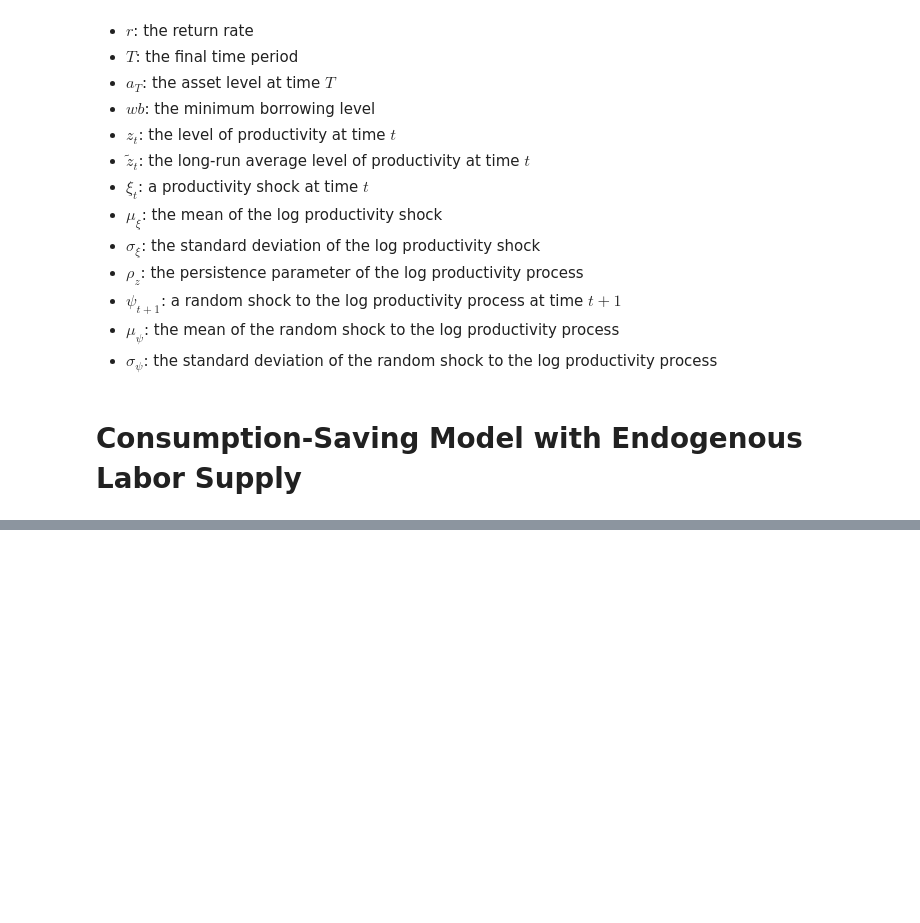
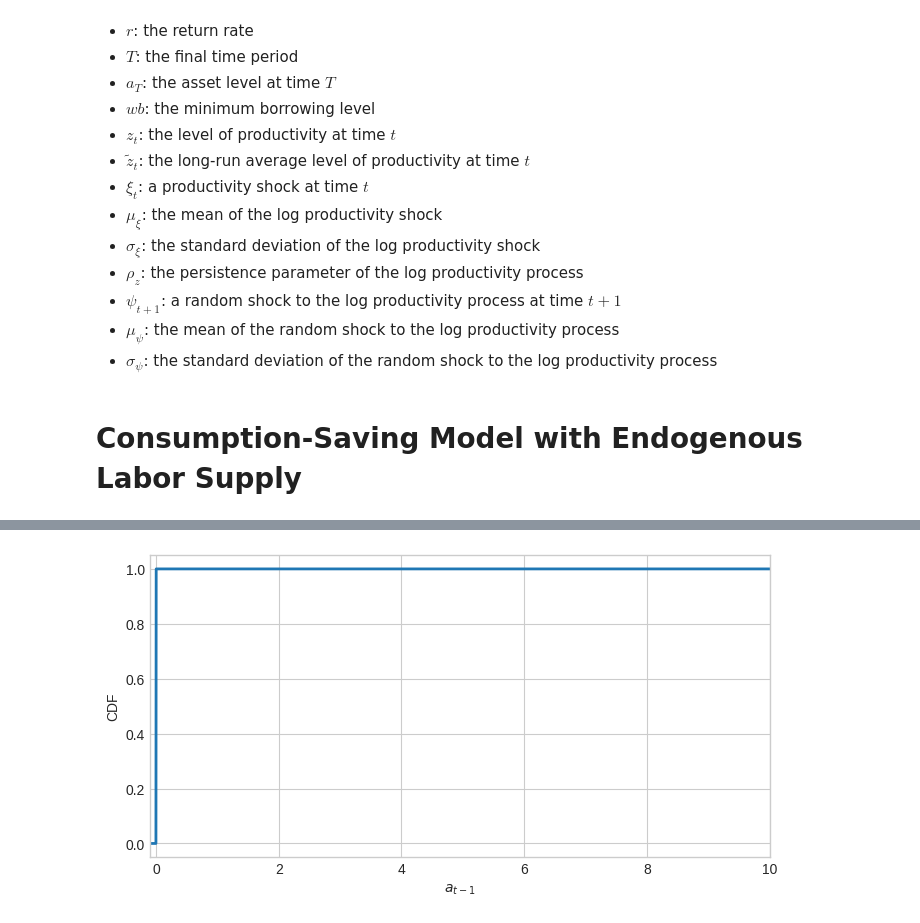
Before and after one commit to Bernseng/Dynamic-Programming-Project, a Jupyter notebook: consavlabor/ConSavModel.ipynb, the cells around one changed output, grey strips where cells are left out. Saved outputs shown, nothing was run; the diff lists cells and outputs as text; code cells hidden in the pictures; blank space fills up the shorter version.

```diff
--- a/consavlabor/ConSavModel.ipynb
+++ b/consavlabor/ConSavModel.ipynb
@@ -208,3 +205,21 @@ model.simulate(algo='mc', do_print=True)
+# %%
+fig = plt.figure(figsize=(8,4), dpi=100)
+ax = fig.add_subplot(1,1,1)
+
+CDF_mc = np.zeros(par.Na)
+for i_a in range(par.Na):
+    CDF_mc[i_a] = np.sum(sim.a[-1,:] < par.a_grid[i_a])/par.simN
+
+
+ax.plot(par.a_grid,CDF_mc,lw=2,label='monte carlo')
+
+ax.set_xlabel('$a_{t-1}$')
+ax.set_ylabel('CDF')
+ax.set_xlim([par.b,10.0])
+plt.show()
+# ax.legend(frameon=True);
+# %% [output]
+[figure, added]
 # %%
 # Calculate the mean of a and l for each period
 a_mean = sim.a.mean(axis=1)
```
Also changed, not shown: parts of 7 cells of this notebook, 6 other files.
